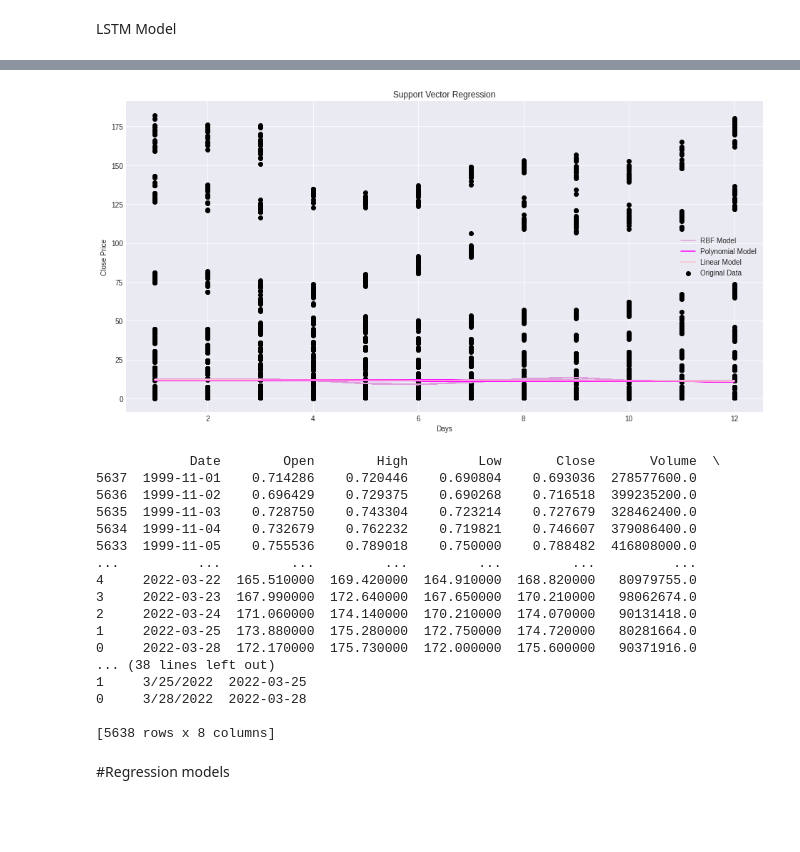
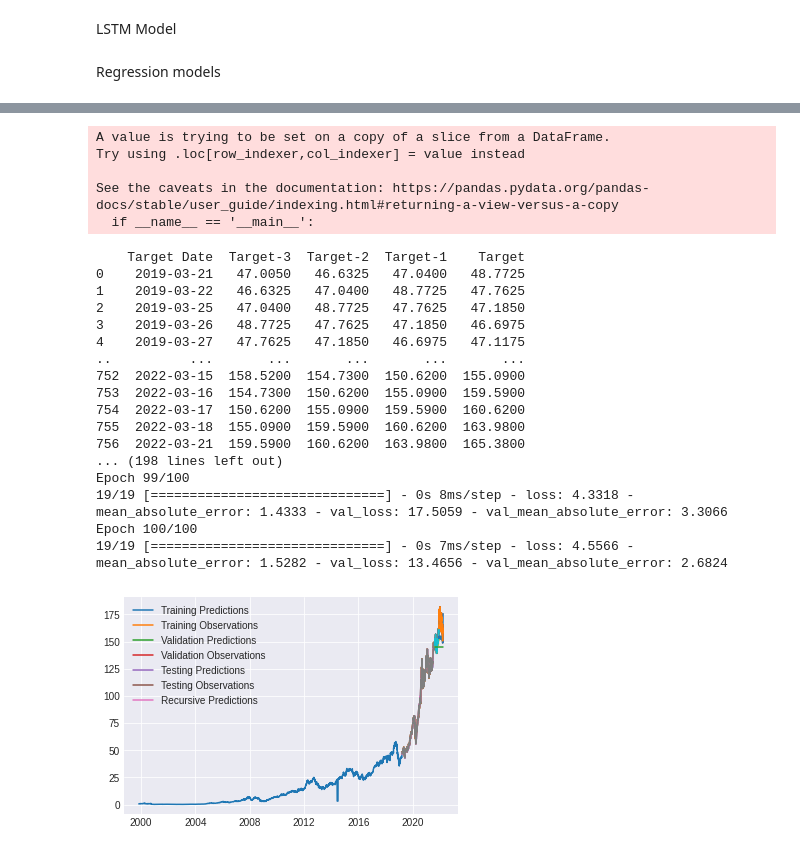
Before and after one commit to Asaf95/Apple-stock-price-prediction, a Jupyter notebook: Apple_Stock_project.ipynb, the cells around one changed output, grey strips where cells are left out. Drawn from its saved outputs; the diff is of its cells as text; code cells hidden in the pictures; blank space fills up the shorter version.

```diff
--- a/Apple_Stock_project.ipynb
+++ b/Apple_Stock_project.ipynb
@@ -39,7 +47,7 @@ import data_prep1
 # %%
 import pandas as pd
 
-df = pd.read_csv("AAPL_rawdata.csv")
+df = pd.read_csv("data.csv")
 #df = pd.read_csv(data, encoding = "ISO-8859-1")
 df = pd.DataFrame(df)
 df_newL = df.copy()
@@ -260,6 +268,9 @@ def New_LSTM(df, start_time, end_time):
               'Testing Predictions',
               'Testing Observations',
               'Recursive Predictions'])
+  return recursive_predictions, test_predictions
+# %% [markdown]
+Regression models
 # %%
 def aapl_reg_models (df) :
    #import libraries
@@ -376,24 +387,17 @@ def main():
 
   # reading the raw data that was created by the API's
   df = pd.read_csv("AP_d1.csv")
-  print(df)
   df_clean = data_prep1.basic_prepare(df)
-  print(df_clean)
   df_newL = df_clean.copy()
-  print(df_newL.head)
 
   df_clean = df_clean.rename(columns={'open': 'Open', 'high': 'High', 'low': 'Low',
                             'close': 'Close', 'volume': 'Volume','date':'Date'})
   df_n = df_clean.copy()
-  print(df_clean['Date'])
-  print(df_n.columns)
-  print(df_clean['Date'])
-  result_reg = aapl_reg_models (df_clean)
+  #result_reg = aapl_reg_models (df_clean)
   df_n = df_n.iloc[::-1]
 
   print(df_n)
-  #New_LSTM(df_n,'2009-03-25', '2022-03-21')
-  print(df_n)
+  LSTM_recursive_predictions, LSTM_test_predictions = New_LSTM(df_n,'2019-03-21', '2022-03-21')
 #  reg_results = aap_02.aapl_reg_models (df_n)
   #print(reg_results)
 
@@ -429,20 +433,23 @@ x5
+A value is trying to be set on a copy of a slice from a DataFrame.
+Try using .loc[row_indexer,col_indexer] = value instead
+
+See the caveats in the documentation: https://pandas.pydata.org/pandas-docs/stable/user_guide/indexing.html#returning-a-view-versus-a-copy
+  if __name__ == '__main__':
+    Target Date  Target-3  Target-2  Target-1    Target
+0    2019-03-21   47.0050   46.6325   47.0400   48.7725
+1    2019-03-22   46.6325   47.0400   48.7725   47.7625
+2    2019-03-25   47.0400   48.7725   47.7625   47.1850
+3    2019-03-26   48.7725   47.7625   47.1850   46.6975
+4    2019-03-27   47.7625   47.1850   46.6975   47.1175
+..          ...       ...       ...       ...       ...
+752  2022-03-15  158.5200  154.7300  150.6200  155.0900
+753  2022-03-16  154.7300  150.6200  155.0900  159.5900
+754  2022-03-17  150.6200  155.0900  159.5900  160.6200
+755  2022-03-18  155.0900  159.5900  160.6200  163.9800
+756  2022-03-21  159.5900  160.6200  163.9800  165.3800
+... (198 lines left out)
+Epoch 99/100
+19/19 [==============================] - 0s 8ms/step - loss: 4.3318 - mean_absolute_error: 1.4333 - val_loss: 17.5059 - val_mean_absolute_error: 3.3066
+Epoch 100/100
+19/19 [==============================] - 0s 7ms/step - loss: 4.5566 - mean_absolute_error: 1.5282 - val_loss: 13.4656 - val_mean_absolute_error: 2.6824
-[figure, old version]
+[figure, new version]
-            Date        Open        High         Low       Close       Volume  \
-5637  1999-11-01    0.714286    0.720446    0.690804    0.693036  278577600.0
-5636  1999-11-02    0.696429    0.729375    0.690268    0.716518  399235200.0
-5635  1999-11-03    0.728750    0.743304    0.723214    0.727679  328462400.0
-5634  1999-11-04    0.732679    0.762232    0.719821    0.746607  379086400.0
-5633  1999-11-05    0.755536    0.789018    0.750000    0.788482  416808000.0
-...          ...         ...         ...         ...         ...          ...
-4     2022-03-22  165.510000  169.420000  164.910000  168.820000   80979755.0
-3     2022-03-23  167.990000  172.640000  167.650000  170.210000   98062674.0
-2     2022-03-24  171.060000  174.140000  170.210000  174.070000   90131418.0
-1     2022-03-25  173.880000  175.280000  172.750000  174.720000   80281664.0
-0     2022-03-28  172.170000  175.730000  172.000000  175.600000   90371916.0
-... (38 lines left out)
-1     3/25/2022  2022-03-25
-0     3/28/2022  2022-03-28
-
-[5638 rows x 8 columns]
-# %% [markdown]
-#Regression models
```
Also changed, not shown: parts of 5 cells of this notebook.
